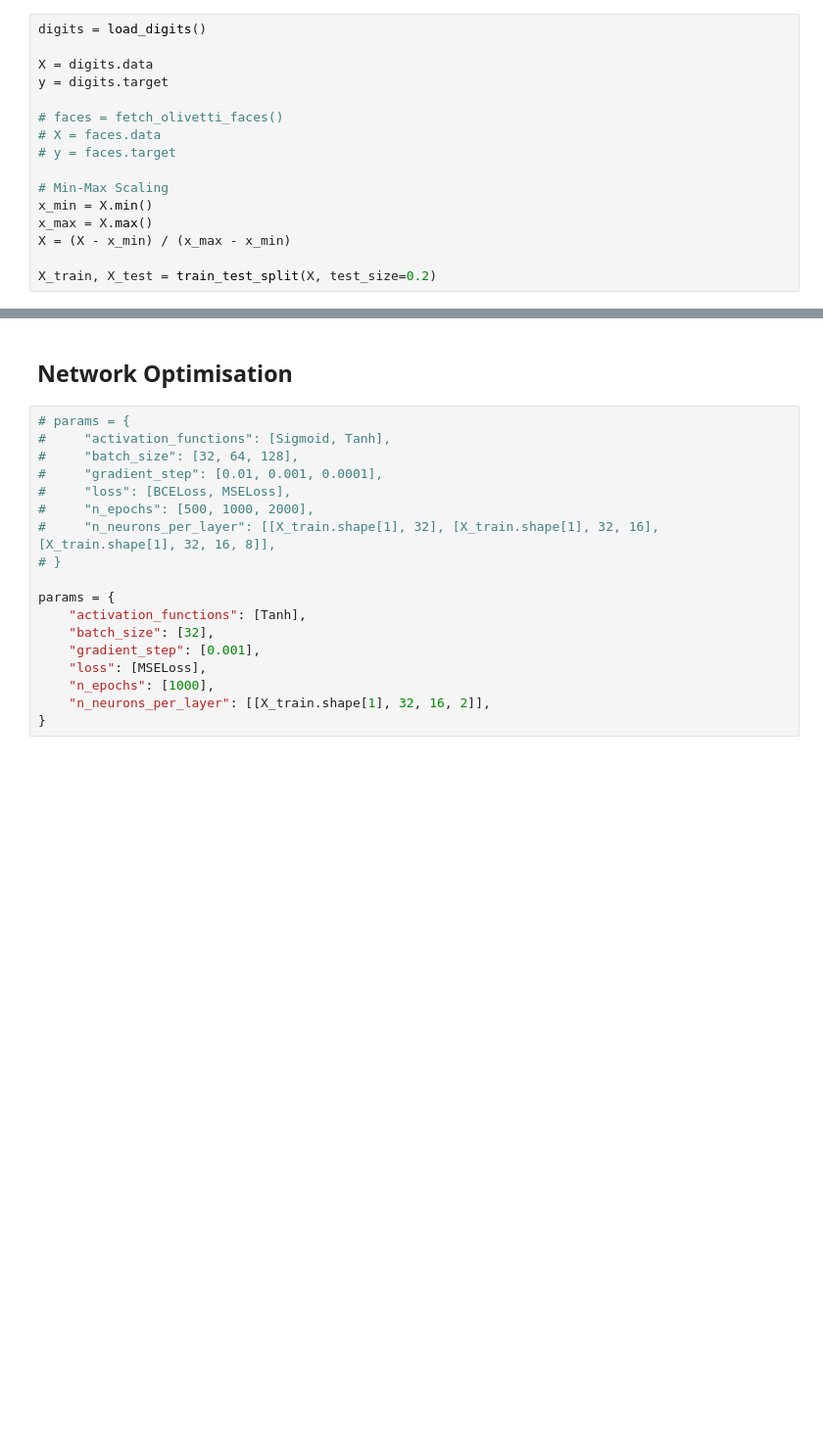
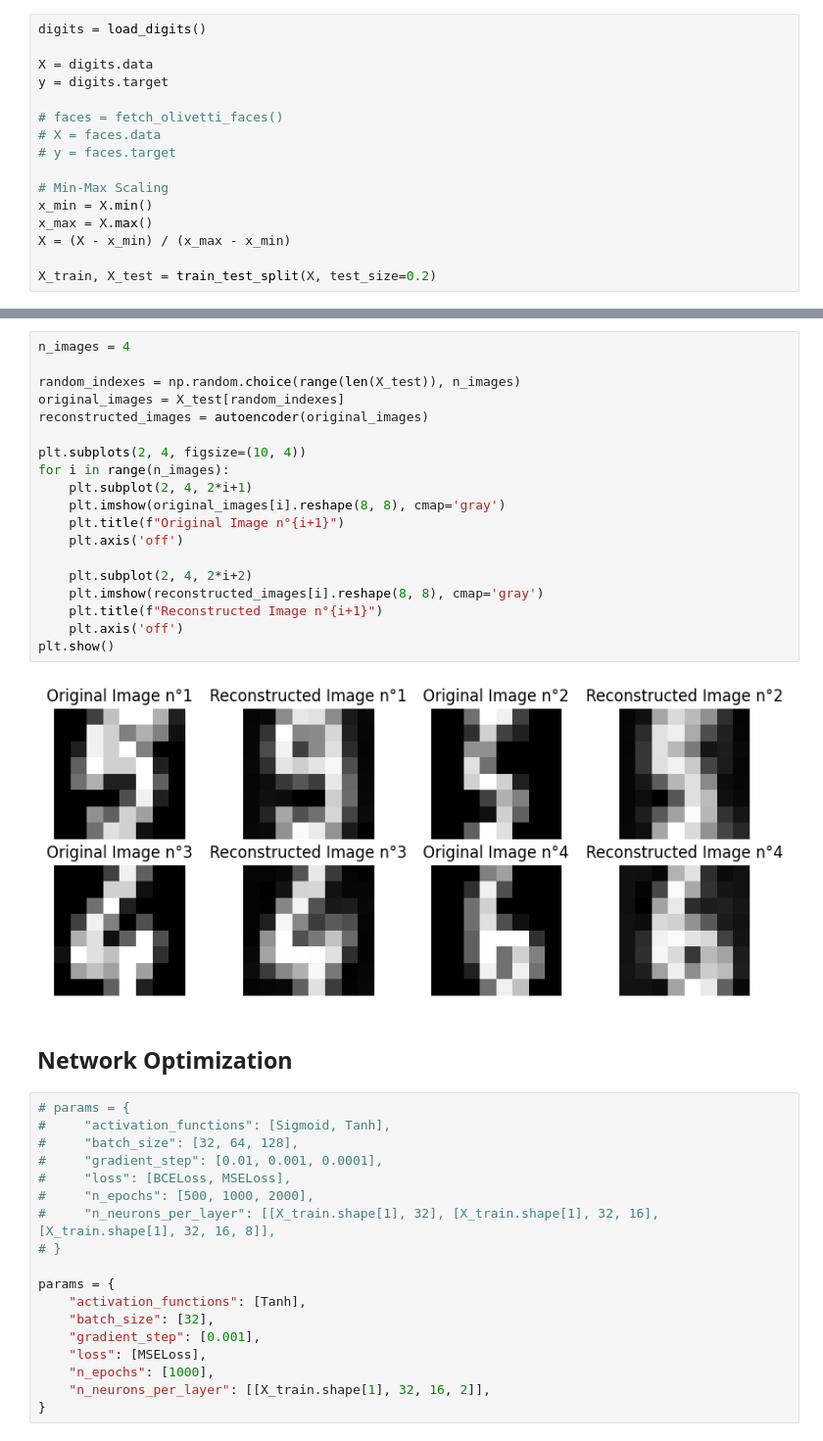
Before and after one commit to Ethan2541/Neural-Network-Library, a Jupyter notebook: experiments/clustering.ipynb, the cells around one changed output, grey strips where cells are left out. Shown at 98% size. Cells and saved outputs as stored; diff of their text form; blank space fills up the shorter version.

```diff
--- a/experiments/clustering.ipynb
+++ b/experiments/clustering.ipynb
@@ -43,5 +80,26 @@ X_train, X_test = train_test_split(X, test_size=0.2)
+# %%
+n_images = 4
+
+random_indexes = np.random.choice(range(len(X_test)), n_images)
+original_images = X_test[random_indexes]
+reconstructed_images = autoencoder(original_images)
+
+plt.subplots(2, 4, figsize=(10, 4))
+for i in range(n_images):
+    plt.subplot(2, 4, 2*i+1)
+    plt.imshow(original_images[i].reshape(8, 8), cmap='gray')
+    plt.title(f"Original Image n°{i+1}")
+    plt.axis('off')
+
+    plt.subplot(2, 4, 2*i+2)
+    plt.imshow(reconstructed_images[i].reshape(8, 8), cmap='gray')
+    plt.title(f"Reconstructed Image n°{i+1}")
+    plt.axis('off')
+plt.show()
+# %% [output]
+[figure, added]
 # %% [markdown]
-## Network Optimisation
+## Network Optimization
 # %%
 # params = {
 #     "activation_functions": [Sigmoid, Tanh],
```
Also changed, not shown: parts of 9 cells of this notebook, 1 other file.
